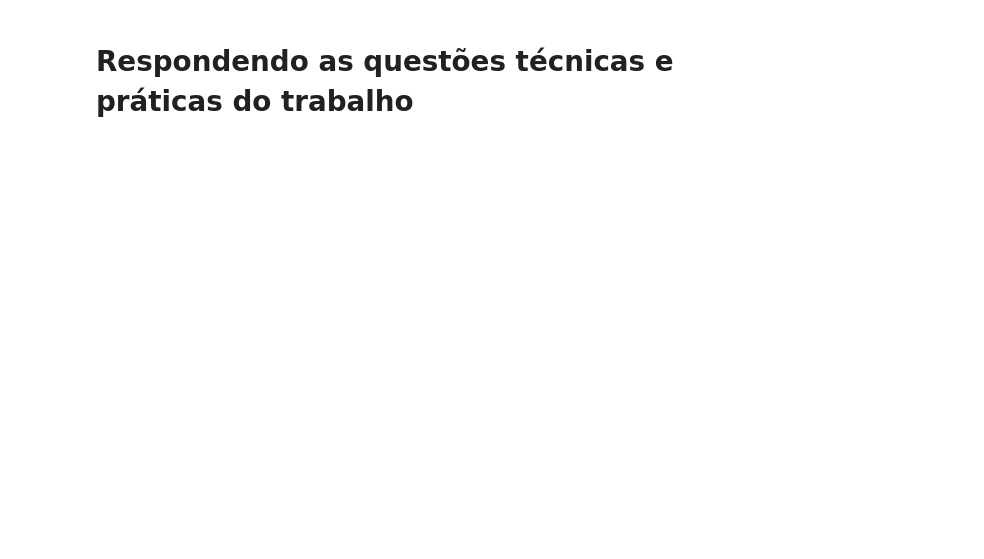
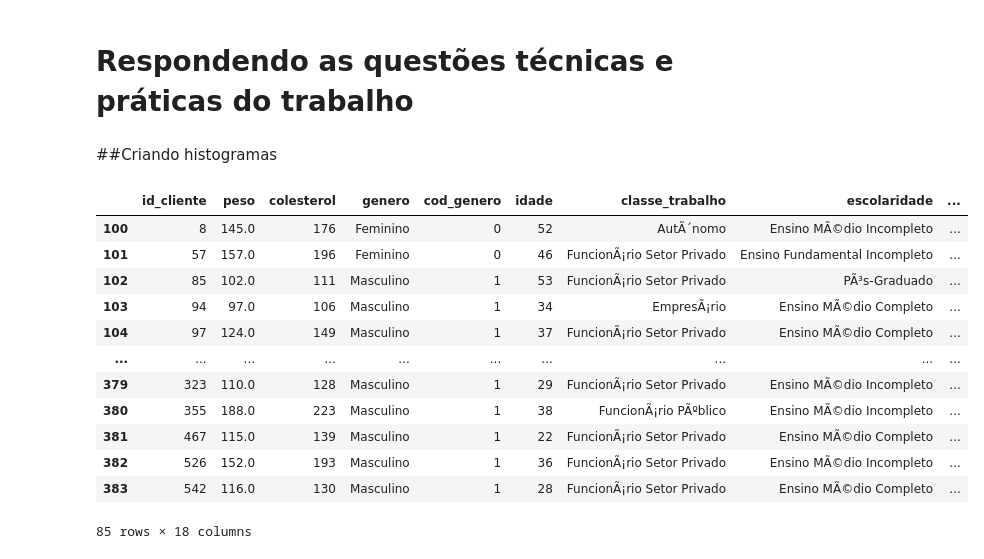
Before and after one commit to pzoliveira/IGTI_DESM1, a Jupyter notebook: IGTI_DESM1.ipynb, the cells around one changed output. Drawn from its saved outputs; the diff is of its cells as text; code cells hidden in the pictures; blank space fills up the shorter version.

```diff
--- a/IGTI_DESM1.ipynb
+++ b/IGTI_DESM1.ipynb
@@ -378,2 +380,4 @@ figura.show()
 # %% [markdown]
 # Respondendo as questões técnicas e práticas do trabalho
+# %% [markdown]
+##Criando histogramas
@@ -379,0 +386,17 @@ figura.show()
+# %%
+dados_SE = base_completa.loc[base_completa['regiao']=='Sudeste']
+dados_SE
+# %% [output]
+|  | id_cliente | peso | colesterol | genero | cod_genero | idade | classe_trabalho | escolaridade | ... |
+| 100 | 8 | 145.0 | 176 | Feminino | 0 | 52 | AutÃ´nomo | Ensino MÃ©dio Incompleto | ... |
+| 101 | 57 | 157.0 | 196 | Feminino | 0 | 46 | FuncionÃ¡rio Setor Privado | Ensino Fundamental Incompleto | ... |
+| 102 | 85 | 102.0 | 111 | Masculino | 1 | 53 | FuncionÃ¡rio Setor Privado | PÃ³s-Graduado | ... |
+| 103 | 94 | 97.0 | 106 | Masculino | 1 | 34 | EmpresÃ¡rio | Ensino MÃ©dio Completo | ... |
+| 104 | 97 | 124.0 | 149 | Masculino | 1 | 37 | FuncionÃ¡rio Setor Privado | Ensino MÃ©dio Completo | ... |
+| ... | ... | ... | ... | ... | ... | ... | ... | ... | ... |
+| 379 | 323 | 110.0 | 128 | Masculino | 1 | 29 | FuncionÃ¡rio Setor Privado | Ensino MÃ©dio Incompleto | ... |
+| 380 | 355 | 188.0 | 223 | Masculino | 1 | 38 | FuncionÃ¡rio PÃºblico | Ensino MÃ©dio Incompleto | ... |
+| 381 | 467 | 115.0 | 139 | Masculino | 1 | 22 | FuncionÃ¡rio Setor Privado | Ensino MÃ©dio Completo | ... |
+| 382 | 526 | 152.0 | 193 | Masculino | 1 | 36 | FuncionÃ¡rio Setor Privado | Ensino MÃ©dio Incompleto | ... |
+| 383 | 542 | 116.0 | 130 | Masculino | 1 | 28 | FuncionÃ¡rio Setor Privado | Ensino MÃ©dio Completo | ... |
+85 rows × 18 columns
```
Also changed, not shown: parts of 25 cells of this notebook.
